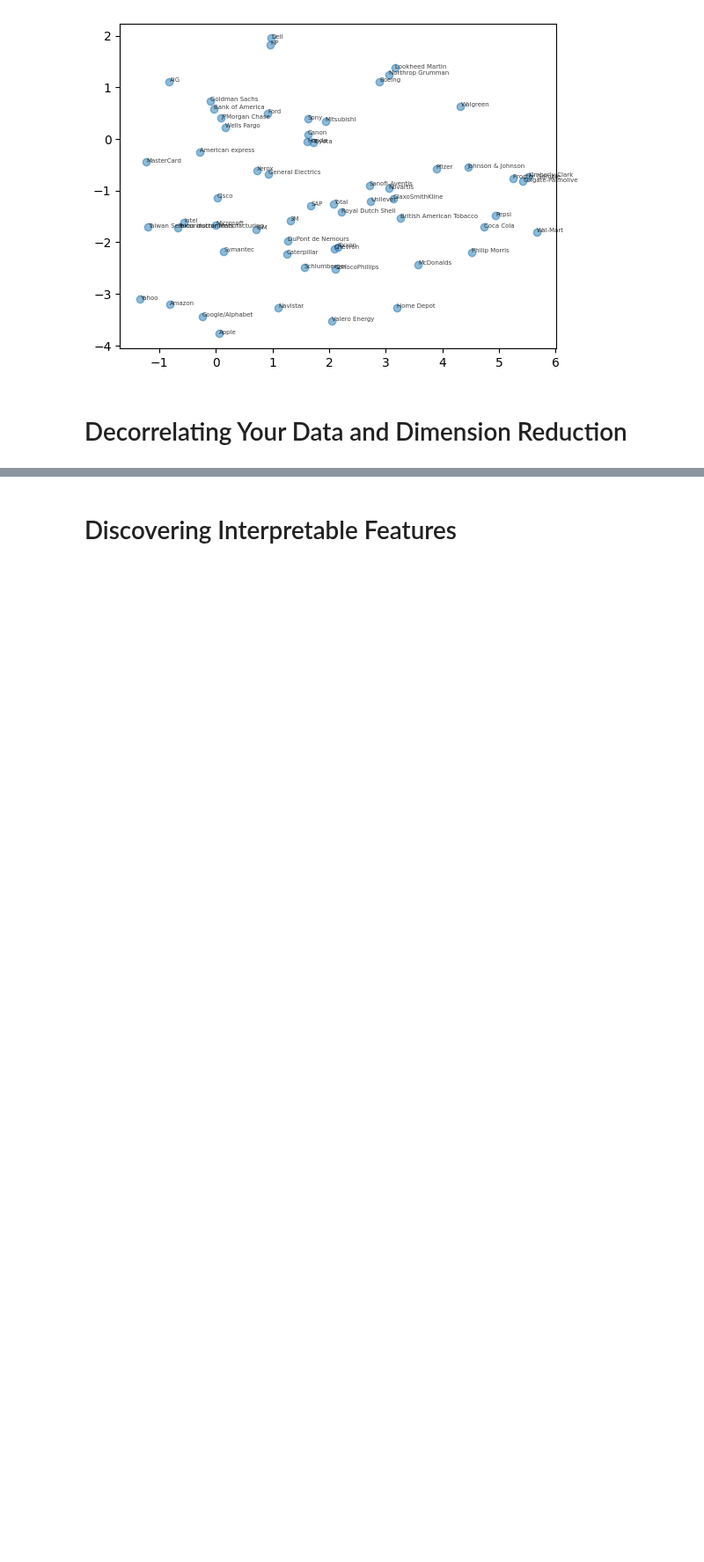
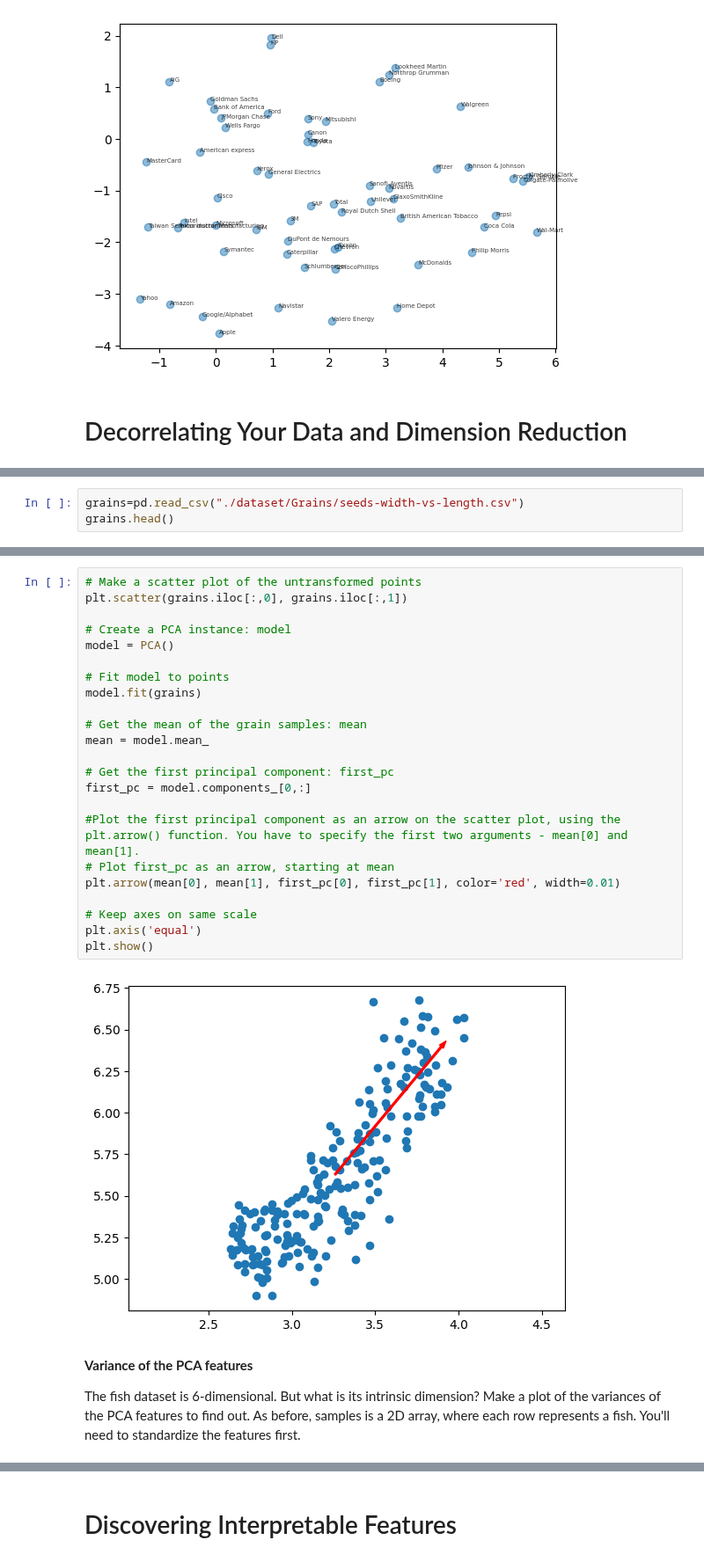
Before and after one commit to kesant/machine-learning-projects, a Jupyter notebook: Unsupervised learning/unsupervised_learning.ipynb, the cells around one changed output, grey strips where cells are left out. Shown at 88% size. Cells and saved outputs as stored; diff of their text form; blank space fills up the shorter version.

```diff
--- a/Unsupervised learning/unsupervised_learning.ipynb
+++ b/Unsupervised learning/unsupervised_learning.ipynb
@@ -497,0 +585,3 @@ plt.show()
+# %%
+grains=pd.read_csv("./dataset/Grains/seeds-width-vs-length.csv")
+grains.head()
@@ -497,0 +595,29 @@ plt.show()
+# %%
+# Make a scatter plot of the untransformed points
+plt.scatter(grains.iloc[:,0], grains.iloc[:,1])
+
+# Create a PCA instance: model
+model = PCA()
+
+# Fit model to points
+model.fit(grains)
+
+# Get the mean of the grain samples: mean
+mean = model.mean_
+
+# Get the first principal component: first_pc
+first_pc = model.components_[0,:]
+
+#Plot the first principal component as an arrow on the scatter plot, using the plt.arrow() function. You have to specify the first two arguments - mean[0] and mean[1].
+# Plot first_pc as an arrow, starting at mean
+plt.arrow(mean[0], mean[1], first_pc[0], first_pc[1], color='red', width=0.01)
+
+# Keep axes on same scale
+plt.axis('equal')
+plt.show()
+# %% [output]
+[figure, added]
+# %% [markdown]
+**Variance of the PCA features**
+
+The fish dataset is 6-dimensional. But what is its intrinsic dimension? Make a plot of the variances of the PCA features to find out. As before, samples is a 2D array, where each row represents a fish. You'll need to standardize the features first.
```
Also changed, not shown: parts of 29 cells of this notebook.
